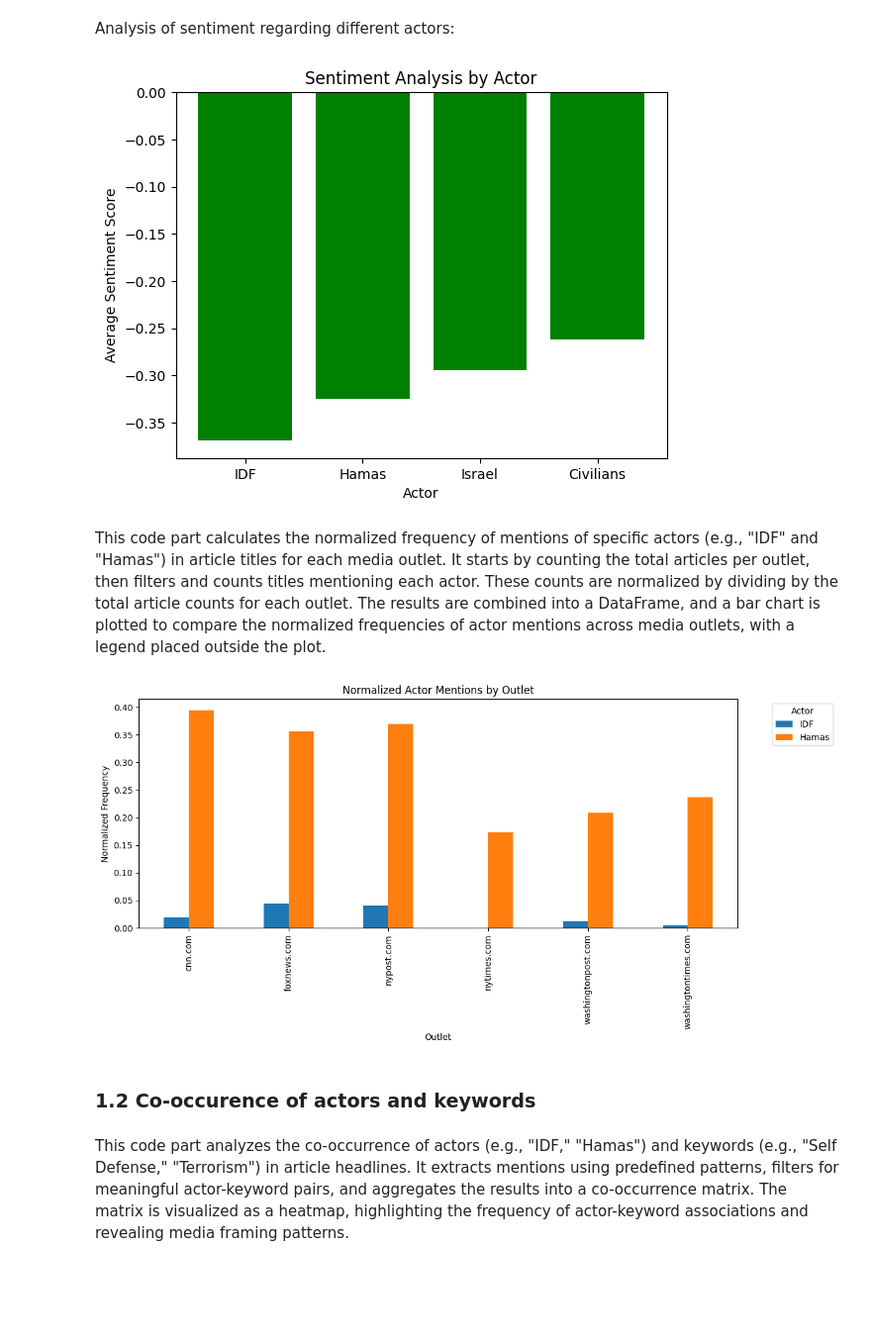
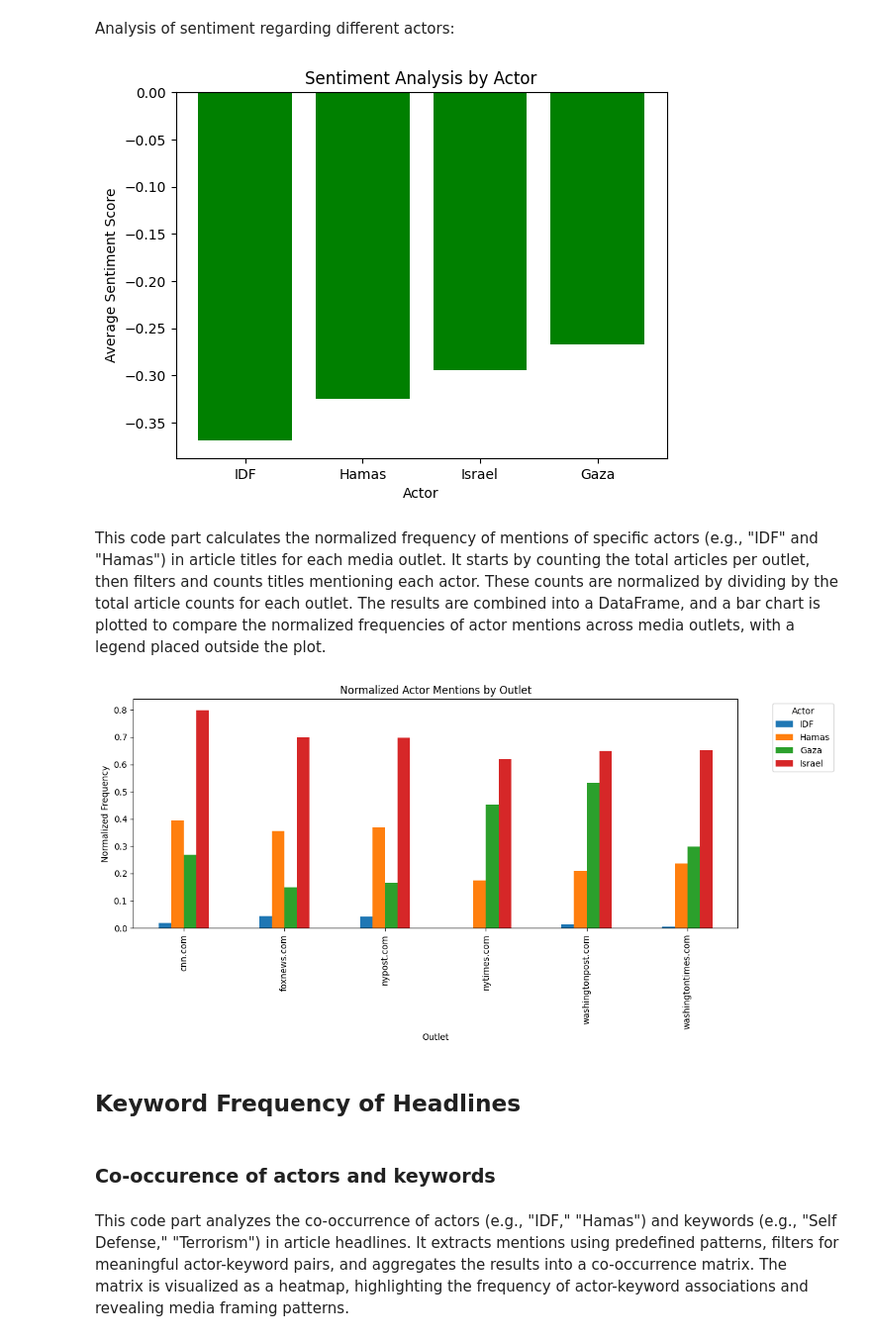
Before and after one commit to tinasophie15/FCSS-Project-Group-10, a Jupyter notebook: code/group10.ipynb, the cells around one changed output. Shown at 99% size. Drawn from its saved outputs; the diff is of its cells as text; code cells hidden in the pictures; blank space fills up the shorter version.

Commit message:
added new graphs

```diff
--- a/code/group10.ipynb
+++ b/code/group10.ipynb
@@ -413,7 +606,7 @@ actors = {
     "IDF": "IDF",
     "Hamas": "Hamas",
     "Israel": "Israel|Israeli",
-    "Civilians": "civilian|civilians"
+    "Gaza": "Gaza"
 }
 actor_sentiments = {}
 for actor, keyword in actors.items():
@@ -426,39 +619,43 @@ plt.ylabel("Average Sentiment Score")
 plt.xlabel("Actor")
 plt.show()
 # %% [output]
-[figure, old version]
+[figure, new version]
 # %% [markdown]
 This code part calculates the normalized frequency of mentions of specific actors (e.g., "IDF" and "Hamas") in article titles for each media outlet. It starts by counting the total articles per outlet, then filters and counts titles mentioning each actor. These counts are normalized by dividing by the total article counts for each outlet. The results are combined into a DataFrame, and a bar chart is plotted to compare the normalized frequencies of actor mentions across media outlets, with a legend placed outside the plot.
 # %%
 outlet_article_counts = data_cleaned['Media Name'].value_counts().to_dict()
 
 actors = { 'IDF': 'IDF',
-        'Hamas': 'Hamas'}
+        'Hamas': 'Hamas',
+        'Gaza': 'Gaza',
+        'Israel': 'Israel'}
 
 actor_counts = {}
 for actor, keyword in actors.items():
     actor_counts[actor] = (
         data_cleaned[data_cleaned['Title'].str.contains(keyword, case=False, na=False)]
         .groupby('Media Name')['Title']
         .count()
         .divide(pd.Series(outlet_article_counts))
     )
 
 # Combine into a DataFrame
 actor_counts_df = pd.DataFrame(actor_counts).fillna(0)
 
 # Plot normalized frequencies
 actor_counts_df.plot(kind='bar', figsize=(12, 6))
 plt.title("Normalized Actor Mentions by Outlet")
 plt.xlabel("Outlet")
 plt.ylabel("Normalized Frequency")
 plt.legend(title="Actor", bbox_to_anchor=(1.05, 1), loc='upper left')
 plt.tight_layout()
 plt.show()
 # %% [output]
-[figure, old version]
+[figure, new version]
+# %% [markdown]
+## Keyword Frequency of Headlines
 # %% [markdown]
-### 1.2 Co-occurence of actors and keywords
+### Co-occurence of actors and keywords
 # %% [markdown]
 This code part analyzes the co-occurrence of actors (e.g., "IDF," "Hamas") and keywords (e.g., "Self Defense," "Terrorism") in article headlines. It extracts mentions using predefined patterns, filters for meaningful actor-keyword pairs, and aggregates the results into a co-occurrence matrix. The matrix is visualized as a heatmap, highlighting the frequency of actor-keyword associations and revealing media framing patterns.
 # %%
```
Also changed, not shown: parts of 15 cells of this notebook.
